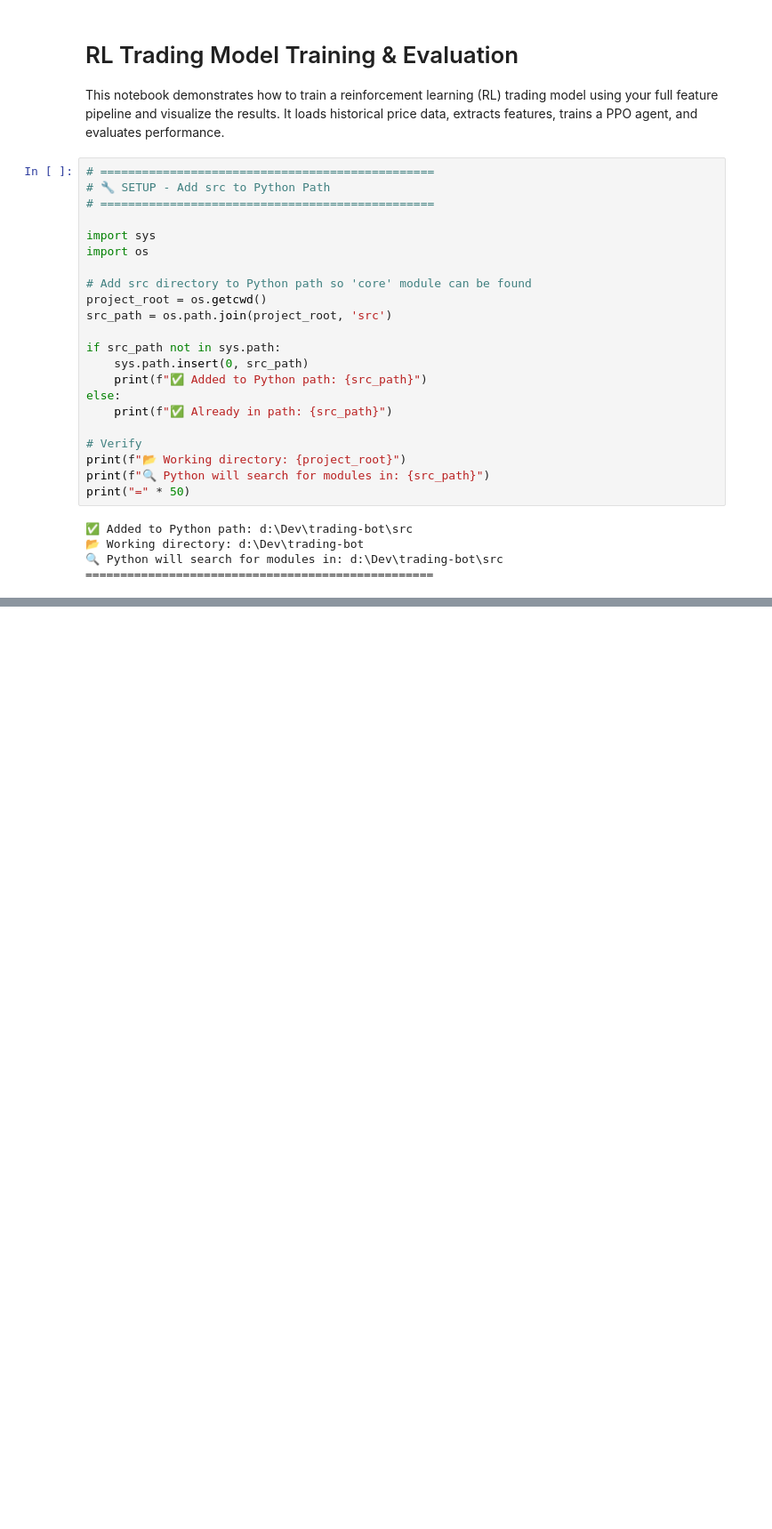
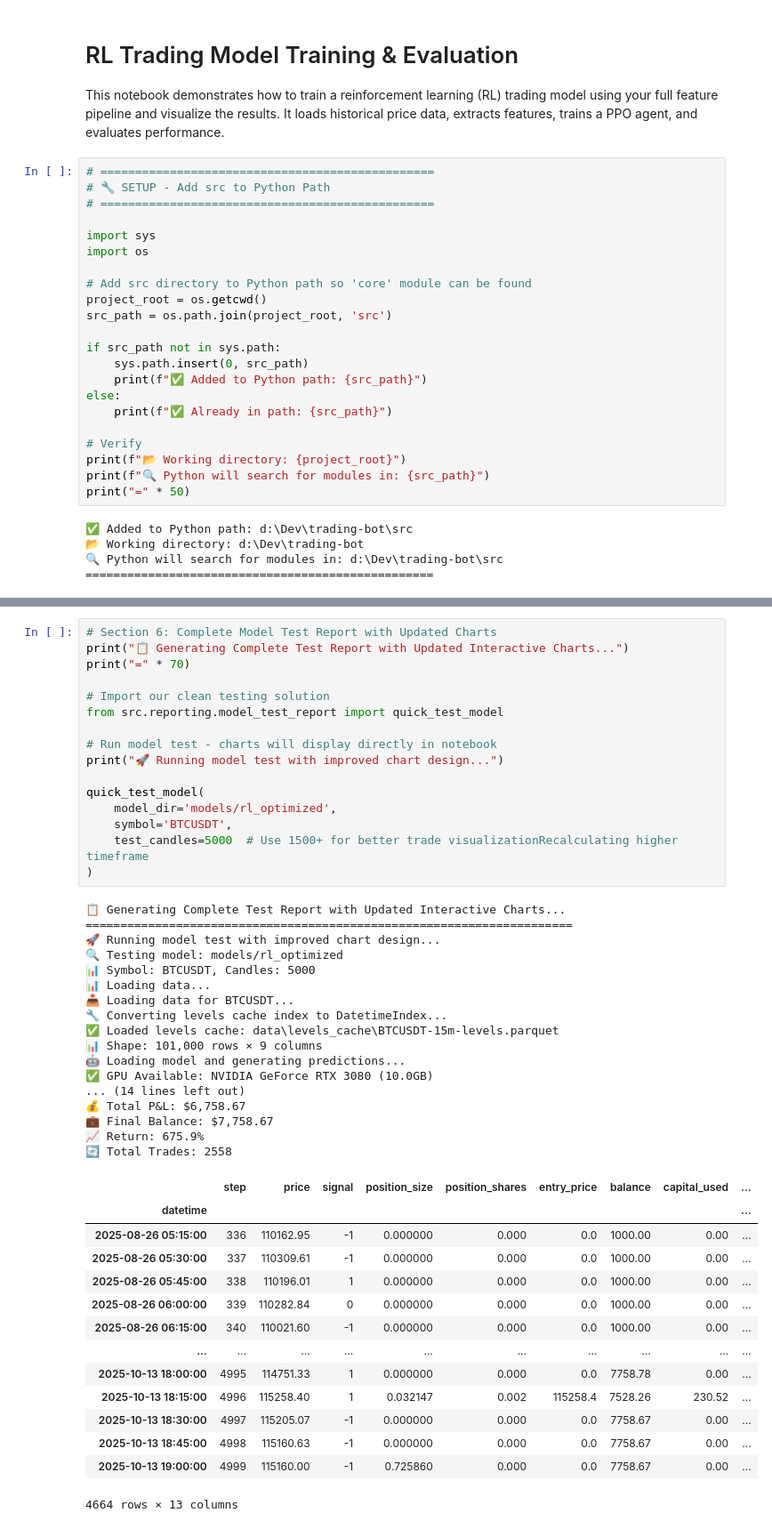
Before and after one commit to brlocky/trading-bot, a Jupyter notebook: RL_Trading_Model_Test.ipynb, the cells around one changed output, grey strips where cells are left out. Shown at 89% size. Drawn from its saved outputs; the diff is of its cells as text; blank space fills up the shorter version.

```diff
--- a/RL_Trading_Model_Test.ipynb
+++ b/RL_Trading_Model_Test.ipynb
@@ -205,0 +32,48 @@ print(f"\n✅ Trading Analysis Complete!")
+# %%
+# Section 6: Complete Model Test Report with Updated Charts
+print("📋 Generating Complete Test Report with Updated Interactive Charts...")
+print("=" * 70)
+
+# Import our clean testing solution
+from src.reporting.model_test_report import quick_test_model
+
+# Run model test - charts will display directly in notebook
+print("🚀 Running model test with improved chart design...")
+
+quick_test_model(
+    model_dir='models/rl_optimized',
+    symbol='BTCUSDT',
+    test_candles=5000  # Use 1500+ for better trade visualizationRecalculating higher timeframe
+)
+# %% [output]
+📋 Generating Complete Test Report with Updated Interactive Charts...
+======================================================================
+🚀 Running model test with improved chart design...
+🔍 Testing model: models/rl_optimized
+📊 Symbol: BTCUSDT, Candles: 5000
+📊 Loading data...
+📥 Loading data for BTCUSDT...
+🔧 Converting levels cache index to DatetimeIndex...
+✅ Loaded levels cache: data\levels_cache\BTCUSDT-15m-levels.parquet
+📊 Shape: 101,000 rows × 9 columns
+🤖 Loading model and generating predictions...
+✅ GPU Available: NVIDIA GeForce RTX 3080 (10.0GB)
+... (14 lines left out)
+💰 Total P&L: $6,758.67
+💼 Final Balance: $7,758.67
+📈 Return: 675.9%
+🔄 Total Trades: 2558
+|  | step | price | signal | position_size | position_shares | entry_price | balance | capital_used | ... |
+| datetime |  |  |  |  |  |  |  |  | ... |
+| 2025-08-26 05:15:00 | 336 | 110162.95 | -1 | 0.000000 | 0.000 | 0.0 | 1000.00 | 0.00 | ... |
+| 2025-08-26 05:30:00 | 337 | 110309.61 | -1 | 0.000000 | 0.000 | 0.0 | 1000.00 | 0.00 | ... |
+| 2025-08-26 05:45:00 | 338 | 110196.01 | 1 | 0.000000 | 0.000 | 0.0 | 1000.00 | 0.00 | ... |
+| 2025-08-26 06:00:00 | 339 | 110282.84 | 0 | 0.000000 | 0.000 | 0.0 | 1000.00 | 0.00 | ... |
+| 2025-08-26 06:15:00 | 340 | 110021.60 | -1 | 0.000000 | 0.000 | 0.0 | 1000.00 | 0.00 | ... |
+| ... | ... | ... | ... | ... | ... | ... | ... | ... | ... |
+| 2025-10-13 18:00:00 | 4995 | 114751.33 | 1 | 0.000000 | 0.000 | 0.0 | 7758.78 | 0.00 | ... |
+| 2025-10-13 18:15:00 | 4996 | 115258.40 | 1 | 0.032147 | 0.002 | 115258.4 | 7528.26 | 230.52 | ... |
+| 2025-10-13 18:30:00 | 4997 | 115205.07 | -1 | 0.000000 | 0.000 | 0.0 | 7758.67 | 0.00 | ... |
+| 2025-10-13 18:45:00 | 4998 | 115160.63 | -1 | 0.000000 | 0.000 | 0.0 | 7758.67 | 0.00 | ... |
+| 2025-10-13 19:00:00 | 4999 | 115160.00 | -1 | 0.725860 | 0.000 | 0.0 | 7758.67 | 0.00 | ... |
+4664 rows × 13 columns
```
Also changed, not shown: parts of 2 cells of this notebook, 7 other files.
